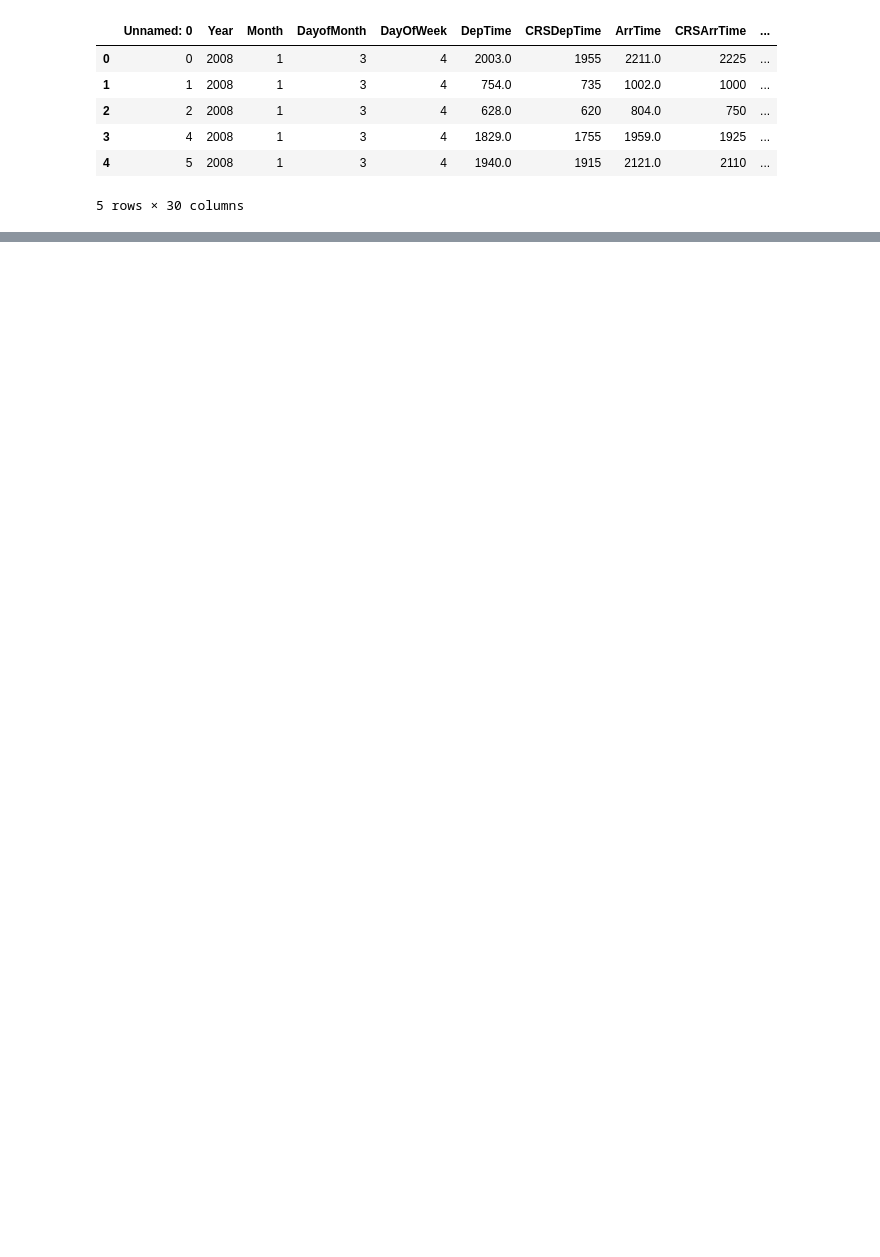
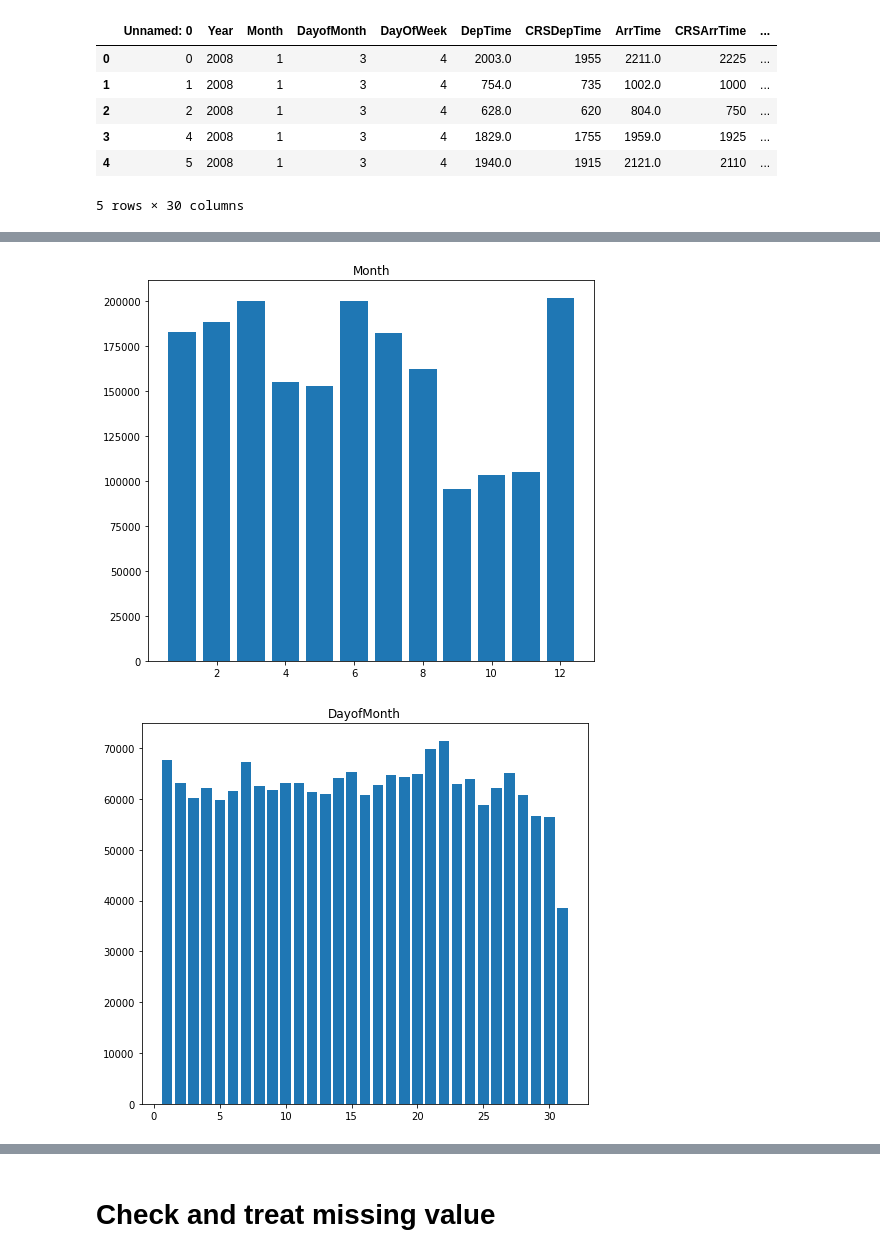
Before and after one commit to Long1911/machine_learning, a Jupyter notebook: assignment5.ipynb, the cells around one changed output, grey strips where cells are left out. Drawn from its saved outputs; the diff is of its cells as text; code cells hidden in the pictures; blank space fills up the shorter version.

```diff
--- a/assignment5.ipynb
+++ b/assignment5.ipynb
@@ -114,0 +336,4 @@ missing_data
+# %%
+# chi lay data co du lieu ma chuyen bay khong bi Cancelled va khong bi Diverted
+data_trans = data_trans[(data_trans['Cancelled'] == 0) & (data_trans['Diverted'] == 0)]
+data_trans.shape
@@ -114,0 +342,6 @@ missing_data
+# %%
+# xoa cac feature 'Cancelled','Diverted','CancellationCode'
+data_trans.drop(['Cancelled','Diverted','CancellationCode'], axis = 1, inplace = True)
+# %%
+# update lai cac categorical feature
+cat_feature = ['Month', 'DayofMonth', 'DayOfWeek', 'UniqueCarrier', 'FlightNum', 'TailNum', 'Origin', 'Dest']
@@ -114,0 +371,10 @@ missing_data
+# %%
+# cac feature 'FlightNum', 'TailNum', 'Origin', 'Dest' co so luong gia tri lon nen ko ve bieu do thong ke cac gia tri
+for i in cat_feature[:4]:
+    plt.figure(figsize=(8,7))
+    f = data_trans[i].value_counts()
+    plt.bar(f.index,f, align='center')
+    plt.title(i)
+# %% [output]
+[figure, added]
+[figure, added]
@@ -114,0 +383,2 @@ missing_data
+# %% [markdown]
+# Check and treat missing value
```
Also changed, not shown: parts of 387 cells of this notebook.
